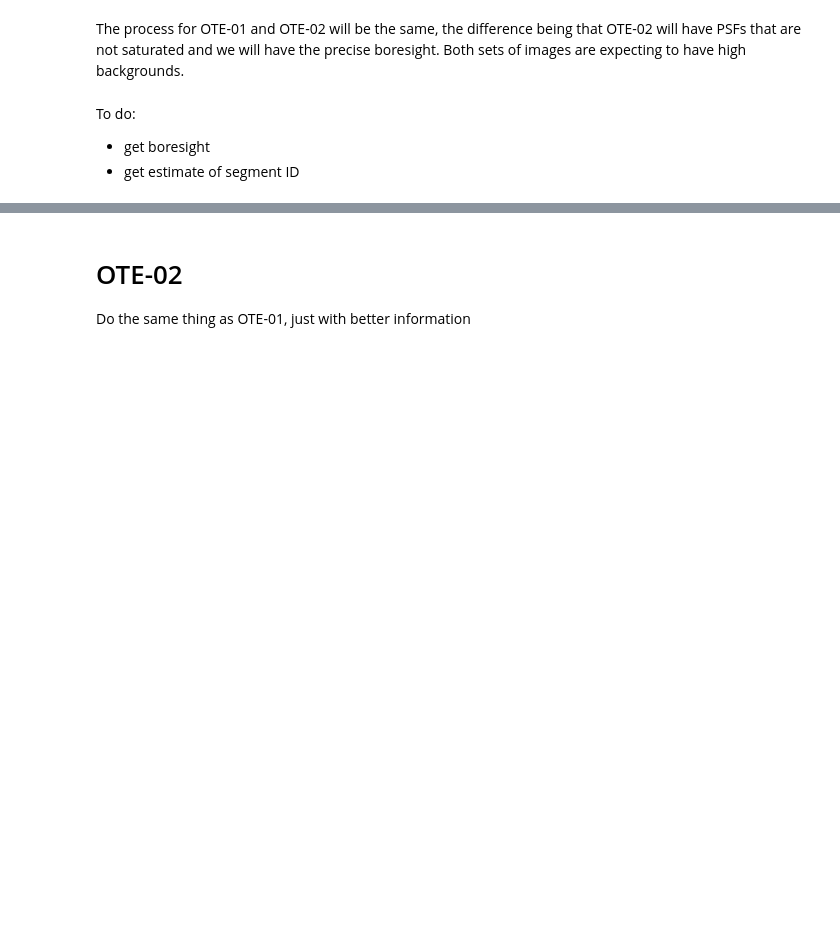
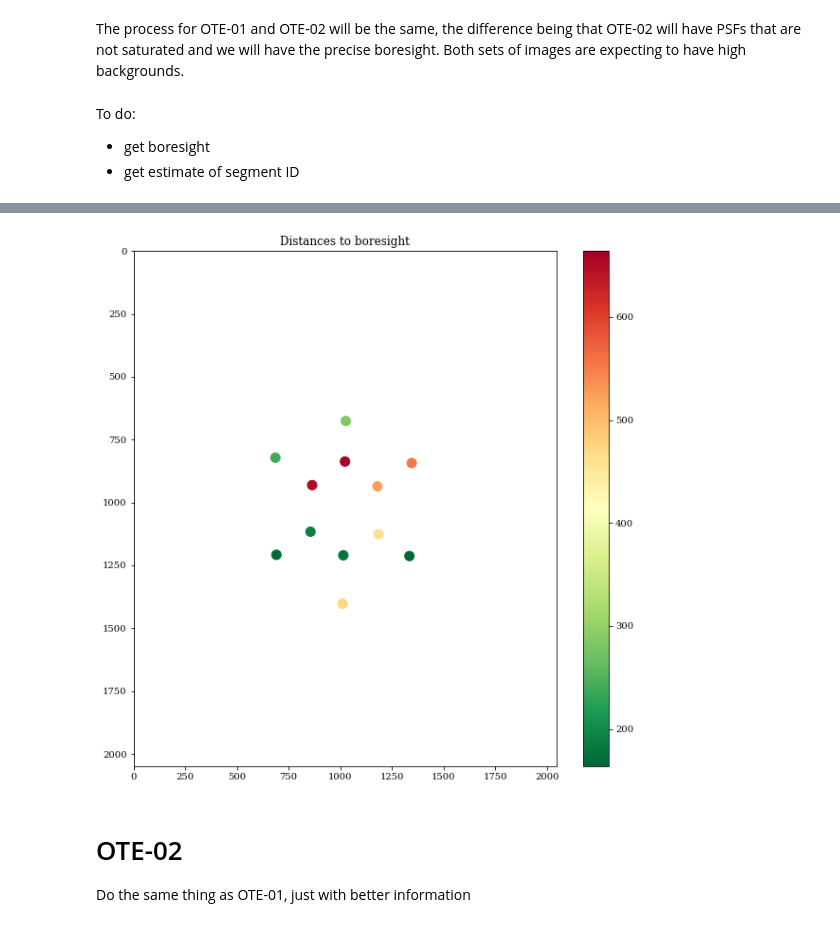
Before and after one commit to spacetelescope/jwst_magic, a Jupyter notebook: notebooks/Commissioning_Support/Pre-LOS-02 Guiding Analysis.ipynb, the cells around one changed output, grey strips where cells are left out. Drawn from its saved outputs; the diff is of its cells as text; code cells hidden in the pictures; blank space fills up the shorter version.

```diff
--- a/notebooks/Commissioning_Support/Pre-LOS-02 Guiding Analysis.ipynb
+++ b/notebooks/Commissioning_Support/Pre-LOS-02 Guiding Analysis.ipynb
@@ -212,17 +176,20 @@ plt.show()
 # %%
-# colors - check that this works
-dists = None #TODO
-lowest = np.mean(dists)
-cmap, norm = from_levels_and_colors([lowest, 0.5, 1.5, 2.0], ['green', 'yellow', 'red']) #RdYlGn - numbers are fake
+dists = []
+for key in seg_location_dictionary:
+    dists.append(seg_location_dictionary[key]['dist'])
-# %%
-# plot out new image with distance color coded by how far from boresight
-
-plt.figure(figsize=(10, 10))
-plt.imshow(new_image, norm=LogNorm())
-# calculate distances
-for seg in dictionary.keys(): #only do this for the segs we know
-    if seg in segments: # make sure this only gets applied for the segments we know the names of
-        y, x = dictionary[seg]
-
-    plt.annotate(dist, (y, x), (y+10, x+10), c=z, cmap=cmap, norm=norm) #what is c=z?
-plt.show()
+# %%
+# Put knwon segment postage stamps in large image array locations
+box = 15
+large_image_array = np.zeros([2048, 2048])
+
+xs = []
+ys = []
+for seg in seg_location_dictionary.keys():
+    mosaic_x, mosaic_y = seg_location_dictionary[seg]['location']
+    psf = image[mosaic_y-box:mosaic_y+box, mosaic_x-box:mosaic_x+box]
+    ga_x, ga_y = GA_PSF_LOCATIONS[seg]
+    xs.append(ga_x)
+    ys.append(ga_y)
+    large_image_array[ga_y-box: ga_y+box, ga_x-box:ga_x+box] = psf
+
+large_image_array[large_image_array<=0] = 3e-20
@@ -228,0 +204,11 @@ plt.show()
+# %%
+# plot out new image with distance color coded by how far from boresight
+plt.figure(figsize=(10, 10))
+plt.title(f"Distances to boresight")
+plt.scatter(xs, ys, marker='o', s=100, c=dists, cmap=cm.RdYlGn_r)
+plt.colorbar()
+plt.ylim(2048, 0)
+plt.xlim(0, 2048)
+plt.show()
+# %% [output]
+[figure, added]
```
Also changed, not shown: parts of 30 cells of this notebook, 1 other file.
